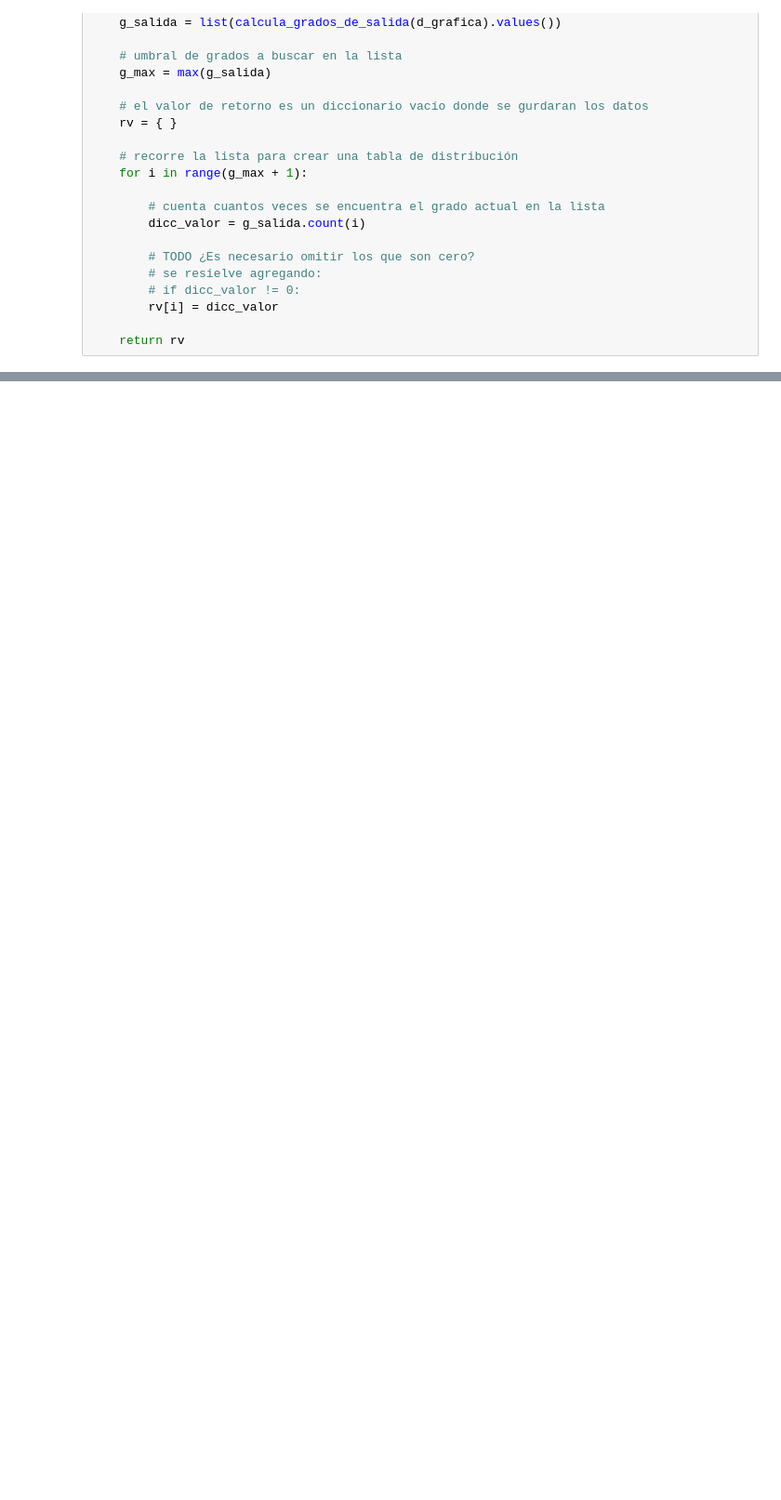
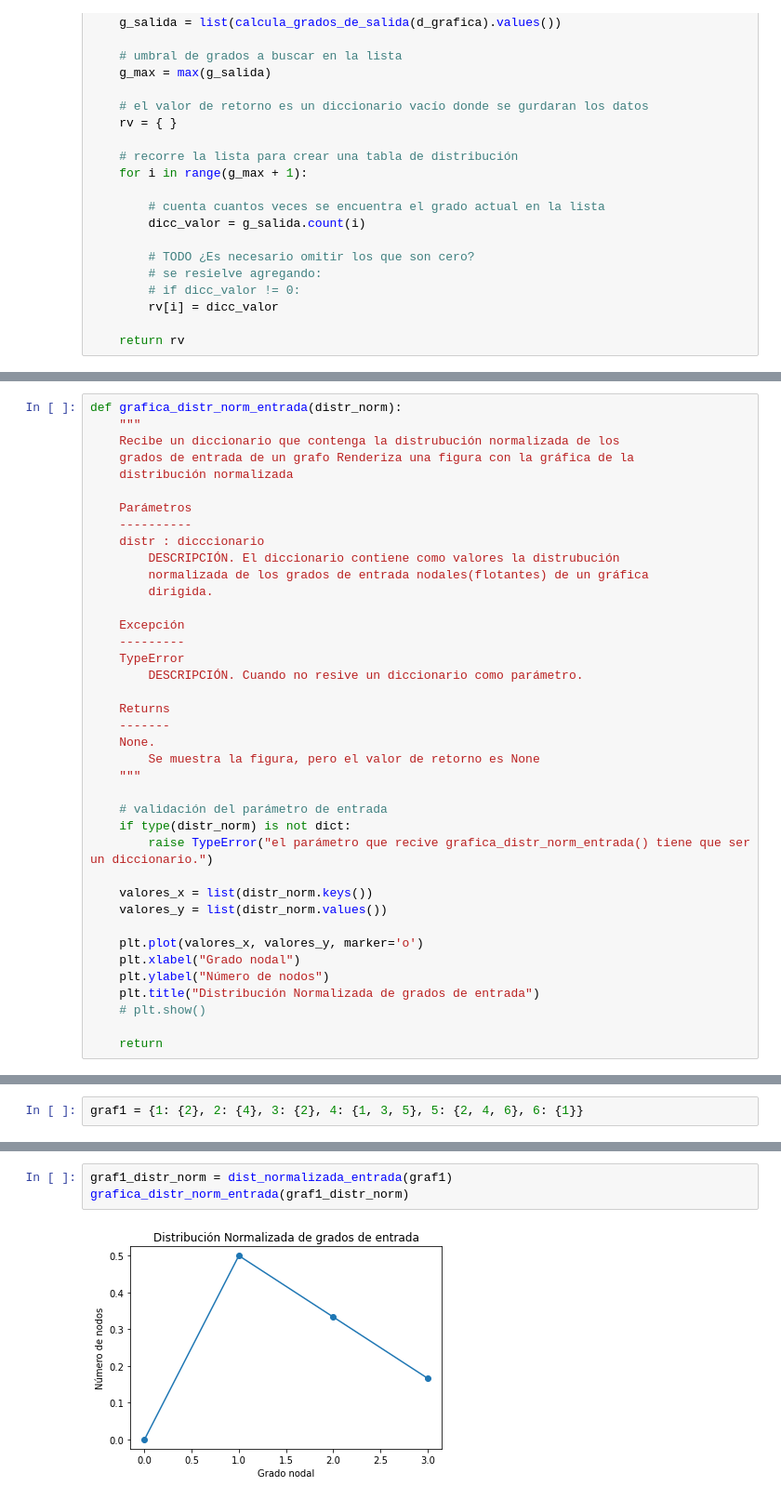
Before and after one commit to Moshibit/UAML-CR-20P, a Jupyter notebook: Practica 1.ipynb, the cells around one changed output, grey strips where cells are left out. Shown: that part at 93% size. Drawn from its saved outputs; the diff is of its cells as text; blank space fills up the shorter version.

```diff
--- a/Practica 1.ipynb
+++ b/Practica 1.ipynb
@@ -316,0 +438,39 @@ Matplotlib is building the font cache; this may take a moment.
+# %%
+def grafica_distr_norm_entrada(distr_norm):
+    """
+    Recibe un diccionario que contenga la distrubución normalizada de los
+    grados de entrada de un grafo Renderiza una figura con la gráfica de la
+    distribución normalizada
+
+    Parámetros
+    ----------
+    distr : dicccionario
+        DESCRIPCIÓN. El diccionario contiene como valores la distrubución
+        normalizada de los grados de entrada nodales(flotantes) de un gráfica
+        dirigida.
+
+    Excepción
+    ---------
+    TypeError
+        DESCRIPCIÓN. Cuando no resive un diccionario como parámetro.
+
+    Returns
+    -------
+    None.
+        Se muestra la figura, pero el valor de retorno es None
+    """
+
+    # validación del parámetro de entrada
+    if type(distr_norm) is not dict:
+        raise TypeError("el parámetro que recive grafica_distr_norm_entrada() tiene que ser un diccionario.")
+
+    valores_x = list(distr_norm.keys())
+    valores_y = list(distr_norm.values())
+
+    plt.plot(valores_x, valores_y, marker='o')
+    plt.xlabel("Grado nodal")
+    plt.ylabel("Número de nodos")
+    plt.title("Distribución Normalizada de grados de entrada")
+    # plt.show()
+
+    return
@@ -316,0 +516,2 @@ Matplotlib is building the font cache; this may take a moment.
+# %%
+graf1 = {1: {2}, 2: {4}, 3: {2}, 4: {1, 3, 5}, 5: {2, 4, 6}, 6: {1}}
@@ -316,0 +523,5 @@ Matplotlib is building the font cache; this may take a moment.
+# %%
+graf1_distr_norm = dist_normalizada_entrada(graf1)
+grafica_distr_norm_entrada(graf1_distr_norm)
+# %% [output]
+[figure, added]
```
Also changed, not shown: parts of 12 cells of this notebook.
